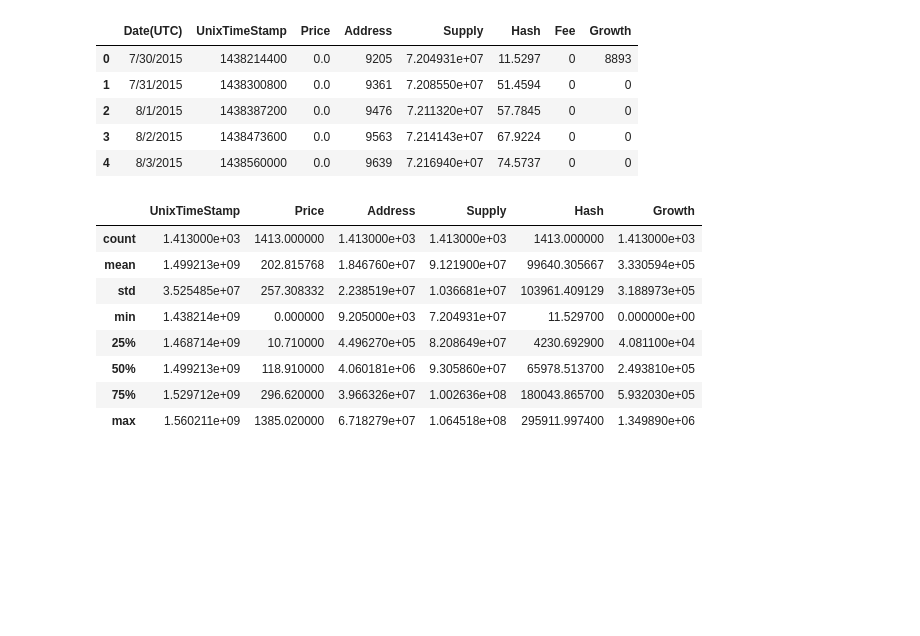
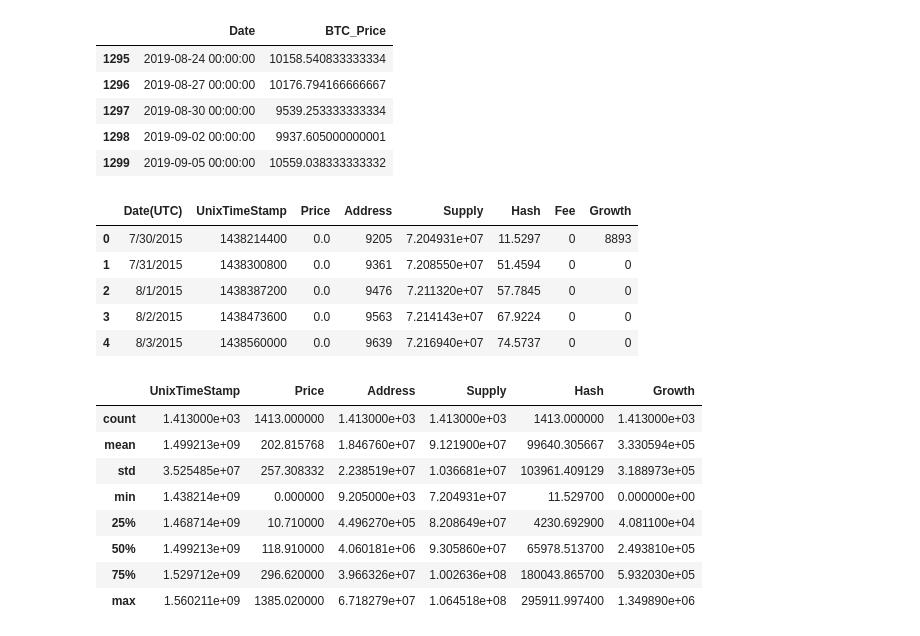
Before and after one commit to y4m4rx/appliedDataScienceProject, a Jupyter notebook: Data Clean/Project.ipynb, the cells around one changed output. Cells and saved outputs as stored; diff of their text form; code cells hidden in the pictures; blank space fills up the shorter version.

Commit message:
Updated Data Cleaning

```diff
--- a/Data Clean/cleanData.ipynb
+++ b/Data Clean/Project.ipynb
@@ -4,6 +4,79 @@ import numpy as np
 import matplotlib.pyplot as plt
 import seaborn as sns
 %matplotlib inline
+# %%
+# Reading Data
+pathInputDir = "/Users/Yasin/Documents/GitHub/appliedDataScienceProject/Data Source"
+
+
+# Currency Information
+pathInputDir_Currency = pathInputDir +"/Currency Information/"
+EthPrice = "export-EtherPrice.csv"
+EthSupply = "export-Ethersupply2.csv"
+EthMarketCap = "export-MarketCap.csv"
+
+dfEthPrice = pd.read_csv(pathInputDir_Currency + EthPrice, delimiter=',', dtype='str',names=["Date","ETH_Price"])
+dfEthSupply = pd.read_csv(pathInputDir_Currency + EthSupply, delimiter=',', dtype='str',names=["Date","EthSupply"])
+dfEthMarketCap = pd.read_csv(pathInputDir_Currency + EthMarketCap, delimiter=',', dtype='str',names=["Date","EthMarketCap"])
+
+# General Information
+pathInputDir_General = pathInputDir +"/General Information/"
+AddressCount = "export-AddressCount.csv"
+TxGrowth = "export-TxGrowth.csv"
+
+dfAddressCount = pd.read_csv(pathInputDir_General + AddressCount, delimiter=',', dtype='str',names=["Date","AddressCount"])
+dfTxGrowth = pd.read_csv(pathInputDir_General + TxGrowth, delimiter=',', dtype='str',names=["Date","TxGrowth"])
+
+# Network Information
+pathInputDir_Network = pathInputDir +"/Network Information/"
+Difficulty = "export-BlockDifficulty.csv"
+NetworkHash = "export-NetworkHash.csv"
+NetworkUtilization = "export-NetworkUtilization.csv"
+PendingQueue = "export-PendingQueue.csv"
+TransactionFee = "export-TransactionFee.csv"
+
+dfDifficulty = pd.read_csv(pathInputDir_Network + Difficulty, delimiter=',', dtype='str',names=["Date","Difficulty"])
+dfNetworkHash = pd.read_csv(pathInputDir_Network + NetworkHash, delimiter=',', dtype='str',names=["Date","NetworkHash"])
+dfNetworkUtilization = pd.read_csv(pathInputDir_Network + NetworkUtilization, delimiter=',', dtype='str',names=["Date","NetworkUtilization"])
+dfPendingQueue = pd.read_csv(pathInputDir_Network + PendingQueue, delimiter=',', dtype='str',names=["Date","PendingQueue"])
+dfTransactionFee = pd.read_csv(pathInputDir_Network + TransactionFee, delimiter=',', dtype='str',names=["Date","TransactionFee"])
+
+
+# Blockchain Information
+pathInputDir_Blockchain = pathInputDir +"/Blockchain Information/"
+AvgGasPrice = "export-AvgGasPrice.csv"
+BlockCountReward = "export-BlockCountRewards.csv"
+BlockSize = "export-BlockSize.csv"
+BlockTime = "export-BlockTime.csv"
+Ethersupply = "export-Ethersupply.csv"
+GasLimit = "export-GasLimit.csv"
+GasUsed = "export-GasUsed.csv"
+Uncles = "export-Uncles.csv"
+
+dfAvgGasPrice = pd.read_csv(pathInputDir_Blockchain + AvgGasPrice, delimiter=',', dtype='str',names=["Date","AvgGasPrice"])
+dfBlockCountReward = pd.read_csv(pathInputDir_Blockchain + BlockCountReward, delimiter=',', dtype='str',names=["Date","BlockCountReward"])
+dfBlockSize = pd.read_csv(pathInputDir_Blockchain + BlockSize, delimiter=',', dtype='str',names=["Date","BlockSize"])
+dfBlockTime = pd.read_csv(pathInputDir_Blockchain + BlockTime, delimiter=',', dtype='str',names=["Date","BlockTime"])
+dfEthersupply = pd.read_csv(pathInputDir_Blockchain + Ethersupply, delimiter=',', dtype='str',names=["Date","EtherSupply"])
+dfGasLimit = pd.read_csv(pathInputDir_Blockchain + GasLimit, delimiter=',', dtype='str',names=["Date","GasLimit"])
+dfGasUsed = pd.read_csv(pathInputDir_Blockchain + GasUsed, delimiter=',', dtype='str',names=["Date","GasUsed"])
+dfUncles = pd.read_csv(pathInputDir_Blockchain + Uncles, delimiter=',', dtype='str',names=["Date","Uncles"])
+
+# Bitcoin Price
+pathInputDir_Bitcoin = pathInputDir +"/bitcoin/"
+BTCPrice = "market-price-bitcoin.csv"
+
+dfBTCPrice = pd.read_csv(pathInputDir_Bitcoin + BTCPrice, delimiter=',', dtype='str',names=["Date","BTC_Price"])
+
+
+dfBTCPrice.tail()
+# %% [output]
+|  | Date | BTC_Price |
+| 1295 | 2019-08-24 00:00:00 | 10158.540833333334 |
+| 1296 | 2019-08-27 00:00:00 | 10176.794166666667 |
+| 1297 | 2019-08-30 00:00:00 | 9539.253333333334 |
+| 1298 | 2019-09-02 00:00:00 | 9937.605000000001 |
+| 1299 | 2019-09-05 00:00:00 | 10559.038333333332 |
 # %%
 # Read Files and prepare data frames
 
```
Also changed, not shown: 1 other file.
